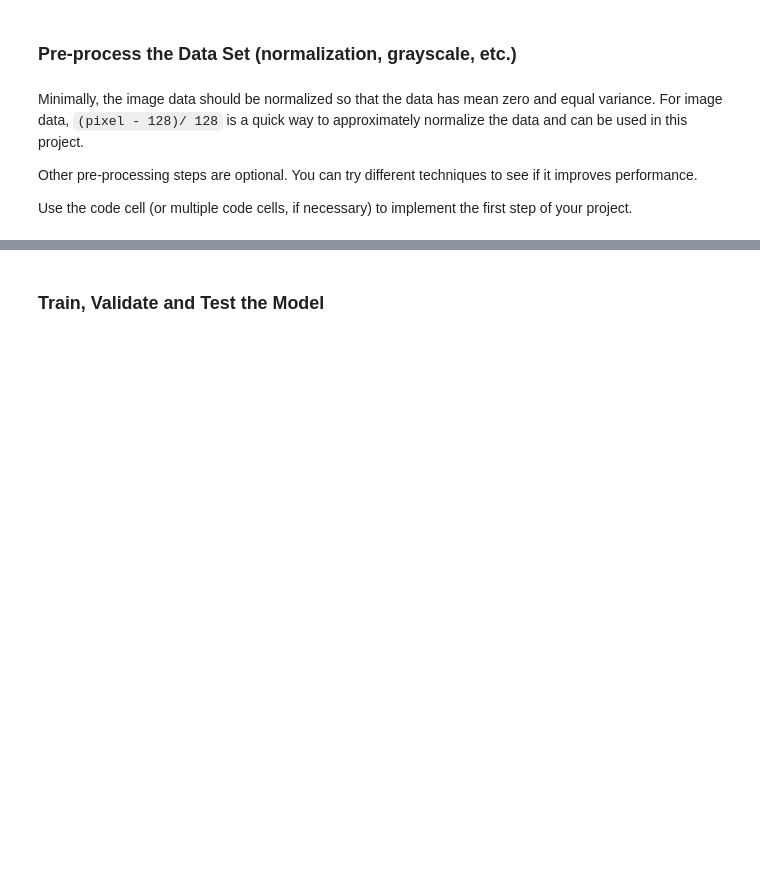
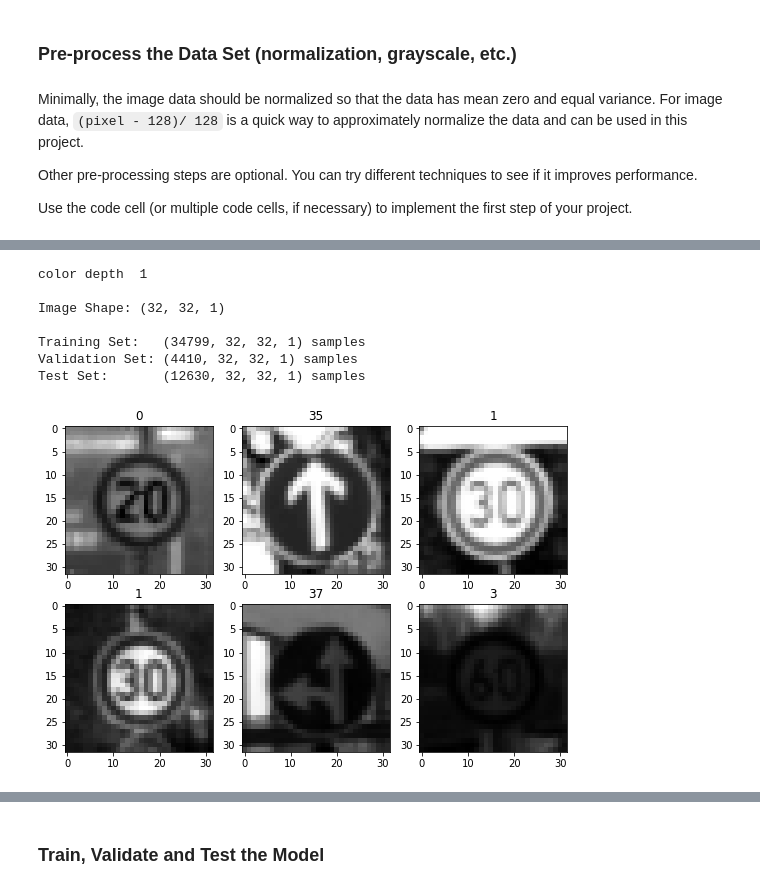
Before and after one commit to matrix00/traffic_sign_classifer, a Jupyter notebook: Traffic_Sign_Classifier.ipynb, the cells around one changed output, grey strips where cells are left out. Cells and saved outputs as stored; diff of their text form; code cells hidden in the pictures; blank space fills up the shorter version.

```diff
--- a/Traffic_Sign_Classifier.ipynb
+++ b/Traffic_Sign_Classifier.ipynb
@@ -184,0 +257,42 @@ keep_prob = tf.placeholder(tf.float32)
+# %%
+def normalize(x):
+    return (x-128.0)/128
+
+X_train = normalize(X_train_gray)
+X_test = normalize(X_test_gray)
+X_valid = normalize(X_valid_gray)
+
+
+depth_color = X_train[0].shape[2] #use color image
+
+print('color depth ', depth_color)
+keep_prob = tf.placeholder(tf.float32)
+
+
+#test code for draw images
+#compare with with original
+images = {}
+labels = {}
+index = [10000,20000]
+index = [10000,20000,3000,4000,5000,6000]
+for i in range(6):
+    labels[i] = str(y_train[index[i]])
+    images[i] = X_train[index[i]].squeeze()
+
+draw_images(images, labels, 2, 3)
+
+print()
+print("Image Shape: {}".format(X_train[0].shape))
+print()
+print("Training Set:   {} samples".format(X_train.shape))
+print("Validation Set: {} samples".format(X_valid.shape))
+print("Test Set:       {} samples".format(X_test.shape))
+# %% [output]
+color depth  1
+
+Image Shape: (32, 32, 1)
+
+Training Set:   (34799, 32, 32, 1) samples
+Validation Set: (4410, 32, 32, 1) samples
+Test Set:       (12630, 32, 32, 1) samples
+[figure, added]
```
Also changed, not shown: parts of 27 cells of this notebook, 3 other files.
